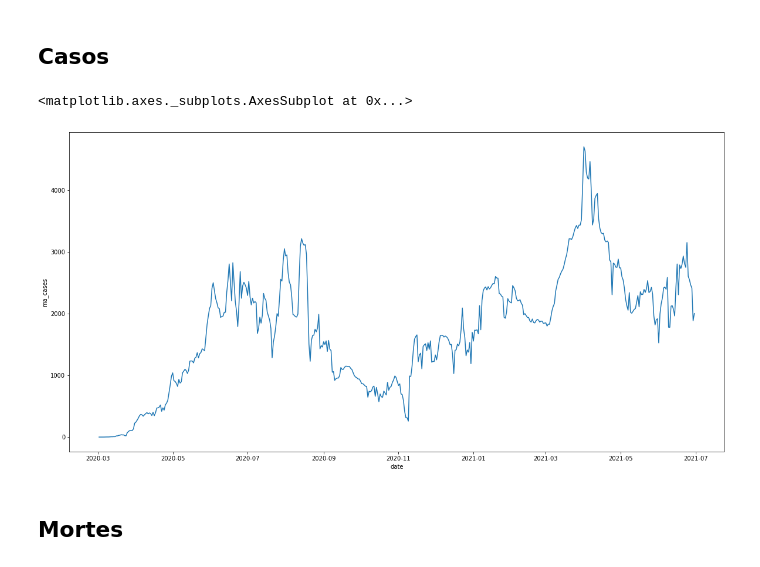
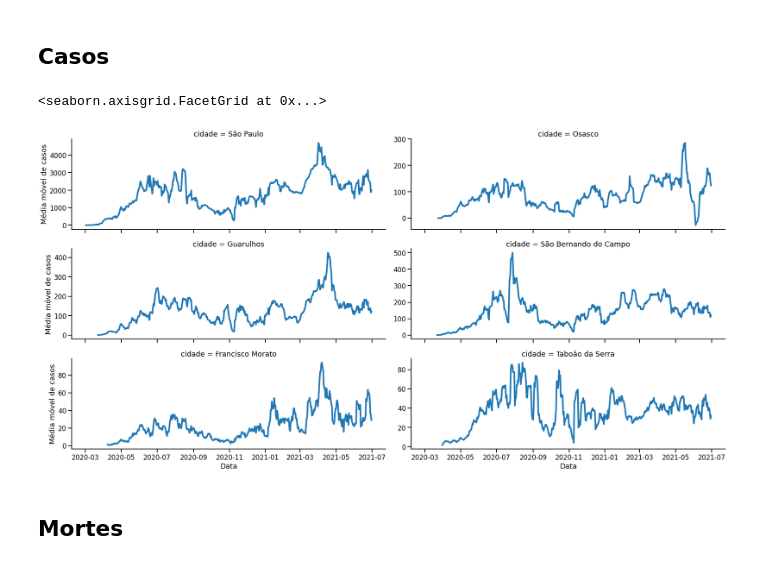
Before and after one commit to RPGraciotti/BootCampAlura, a Jupyter notebook: Projeto_modulo_3/rascunho_2.ipynb, the cells around one changed output. Saved outputs shown, nothing was run; the diff lists cells and outputs as text; code cells hidden in the pictures.

```diff
--- a/Projeto_modulo_3/rascunho_2.ipynb
+++ b/Projeto_modulo_3/rascunho_2.ipynb
@@ -258,15 +249,12 @@ g.set_axis_labels("Data", "Média móvel de casos")
 # %% [markdown]
 ## Casos
-# %%
-df_means = pd.DataFrame()
-df_means.loc[:,"data"] = df_sp.loc[:,"date"]
-
-df_sp.loc[:,"new_confirmed"].rolling(window = 7, center = False).mean()
-
-plt.figure(figsize = (20, 10))
-sns.lineplot(data = df_sp, x = "date", y = "ma_cases")
-# %% [output]
-<matplotlib.axes._subplots.AxesSubplot at 0x...>
-[figure, removed]
+# %%
+sns.set_context("talk")
+g = sns.FacetGrid(data = df_cities, col = "cidade", col_wrap = 2, sharey = False, height = 4, aspect = 3)
+g.map_dataframe(sns.lineplot, x = "date", y = "ma_cases", linewidth = 4)
+g.set_axis_labels("Data", "Média móvel de casos")
+# %% [output]
+<seaborn.axisgrid.FacetGrid at 0x...>
+[figure, added]
 # %% [markdown]
 ## Mortes
```
Also changed, not shown: parts of 14 cells of this notebook.
